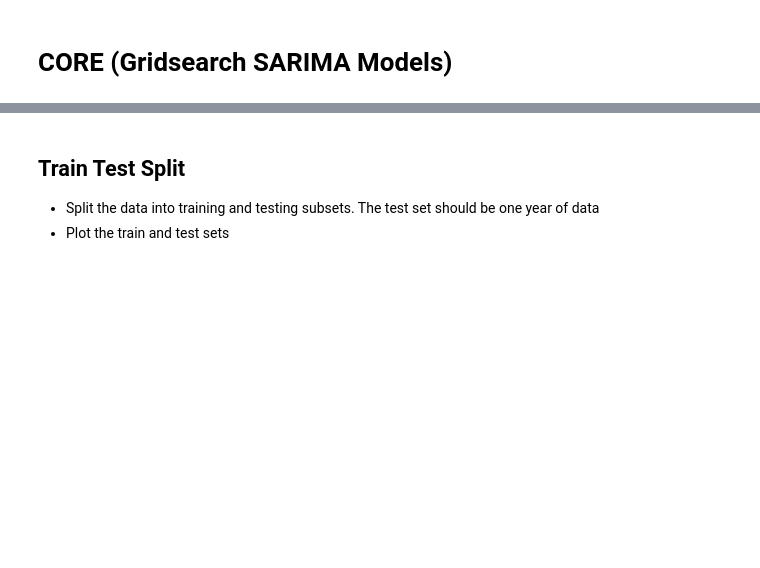
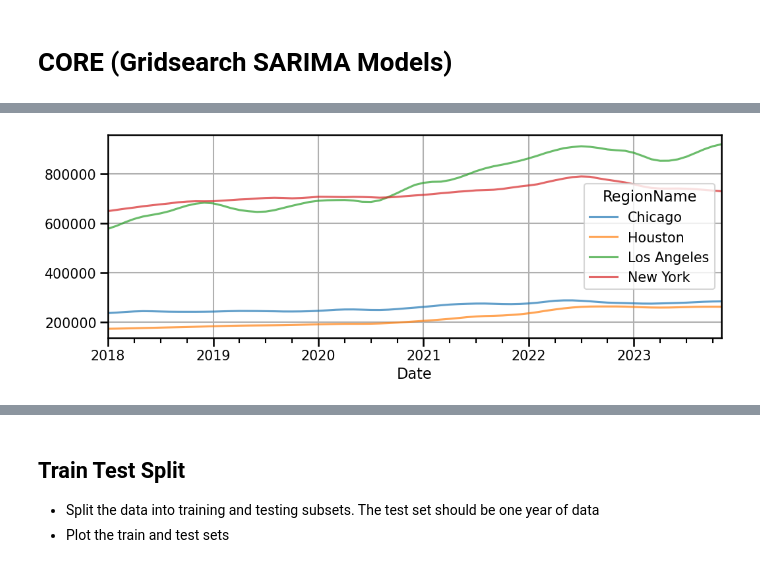
Before and after one commit to lrnrdr/CORE-Gridsearch-SARIMA-Models, a Jupyter notebook: Core Gridseach SARIMA Models.ipynb, the cells around one changed output, grey strips where cells are left out. Drawn from its saved outputs; the diff is of its cells as text; code cells hidden in the pictures; blank space fills up the shorter version.

```diff
--- a/Core Gridseach SARIMA Models.ipynb
+++ b/Core Gridseach SARIMA Models.ipynb
@@ -490,0 +453,4 @@ TypeError: cannot do slice indexing on DatetimeIndex with these indexers [2018]
+# %%
+# Filter the dataset only to include values starting in 2018
+filtered_st_2018 = df_city_monthly_unstacked.loc['2018':]
+filtered_st_2018
@@ -499,0 +504,4 @@ ts = ts.fillna(method='bfill')
+# %%
+filtered_st_2018.plot(grid=True,alpha=0.7);
+# %% [output]
+[figure, added]
```
Also changed, not shown: parts of 37 cells of this notebook.
